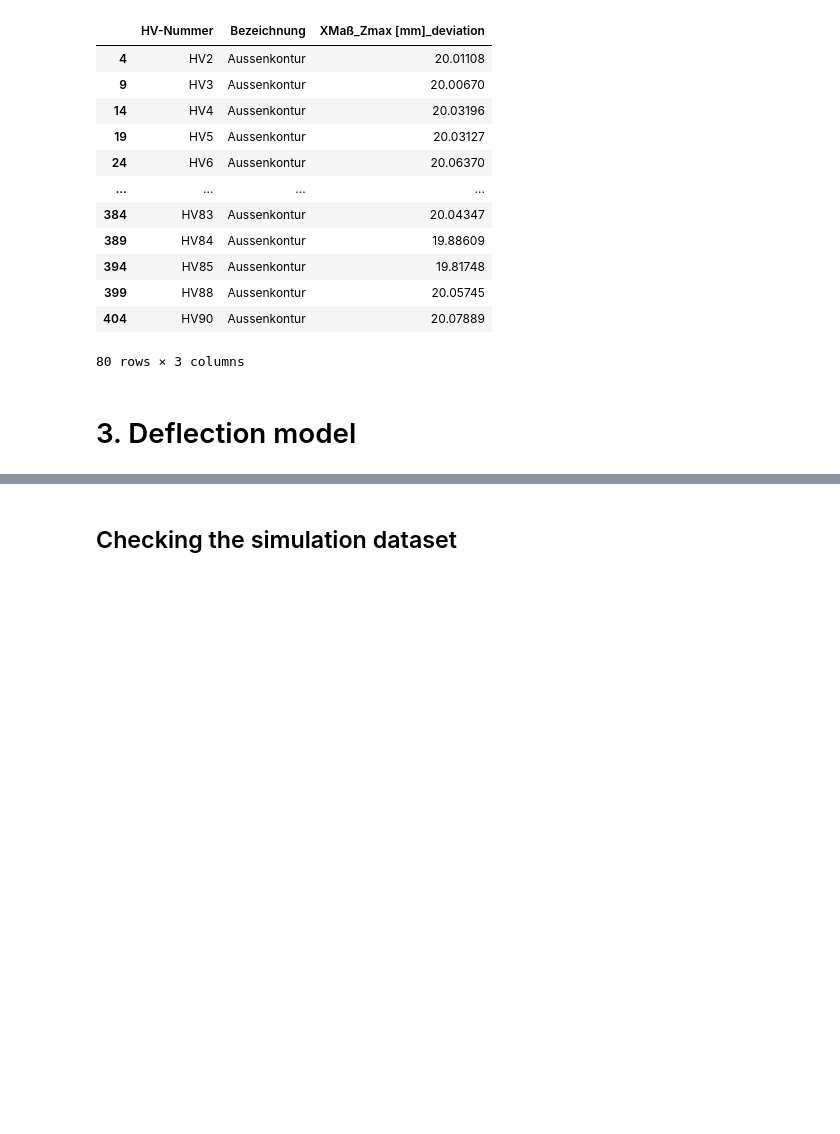
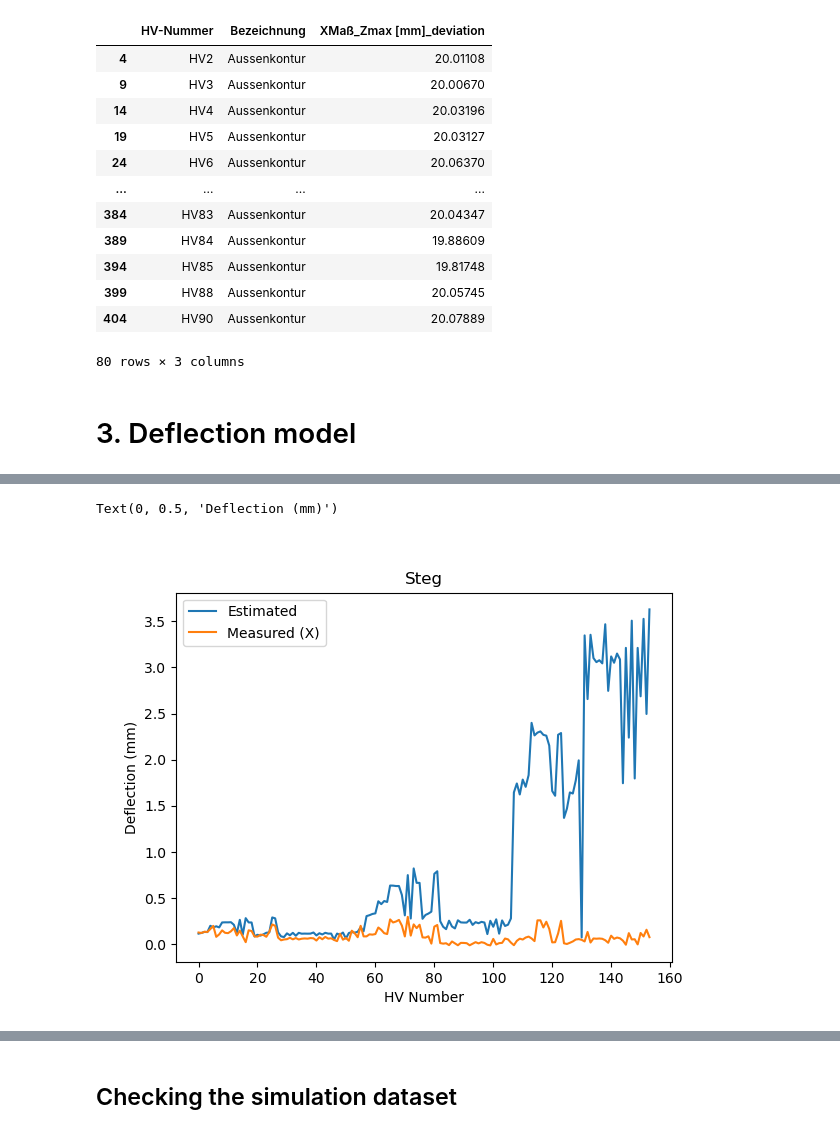
Before and after one commit to Andre-F-B/tool-deflection, a Jupyter notebook: deviation.ipynb, the cells around one changed output, grey strips where cells are left out. Saved outputs shown, nothing was run; the diff lists cells and outputs as text; code cells hidden in the pictures; blank space fills up the shorter version.

```diff
--- a/deviation.ipynb
+++ b/deviation.ipynb
@@ -915,0 +934,15 @@ df['Cutting_force'] = get_cutting_force(torque=df['S1ActTrq'], radius=df['Tool_D
+# %%
+%matplotlib widget
+plt.plot(df['Deflection'], label='Estimated')
+plt.plot(-df['XMaß_Zmin [mm]_deviation'], label='Measured (X)')
+# plt.plot(-df['XMaß_Zmax [mm]_deviation'], label='Measured (X)')
+# plt.plot(df['YMaß_Zmin [mm]_deviation'], label='Measured (Y)')
+# plt.plot(df['YMaß_Zmax [mm]_deviation'], label='Measured (Y)')
+# plt.plot(-df['Durchmesser_Zmax [mm]_deviation'], label='Measured')
+plt.legend()
+plt.title(bezeichnung)
+plt.xlabel('HV Number')
+plt.ylabel('Deflection (mm)')
+# %% [output]
+Text(0, 0.5, 'Deflection (mm)')
+[figure, added]
```
Also changed, not shown: parts of 19 cells of this notebook, 25 other files.
